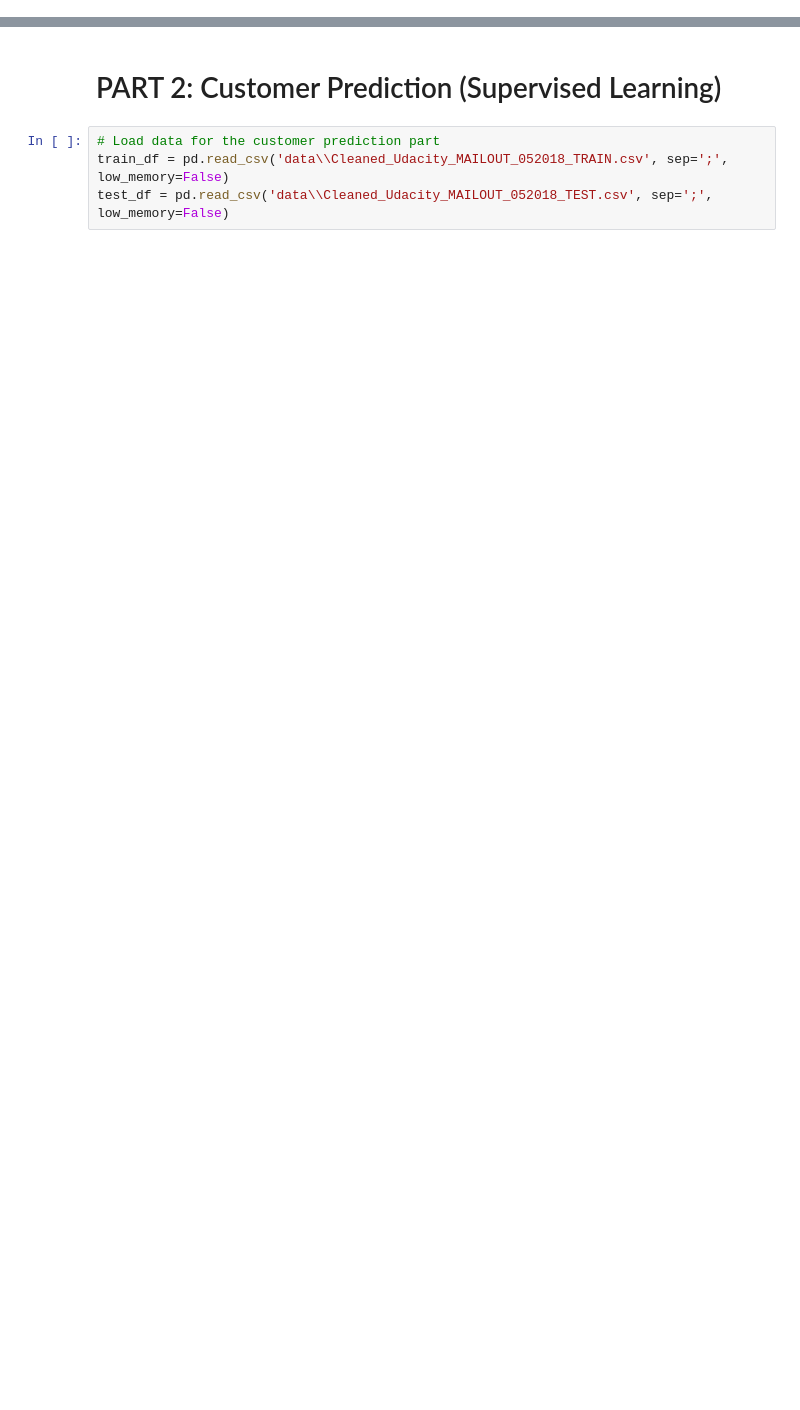
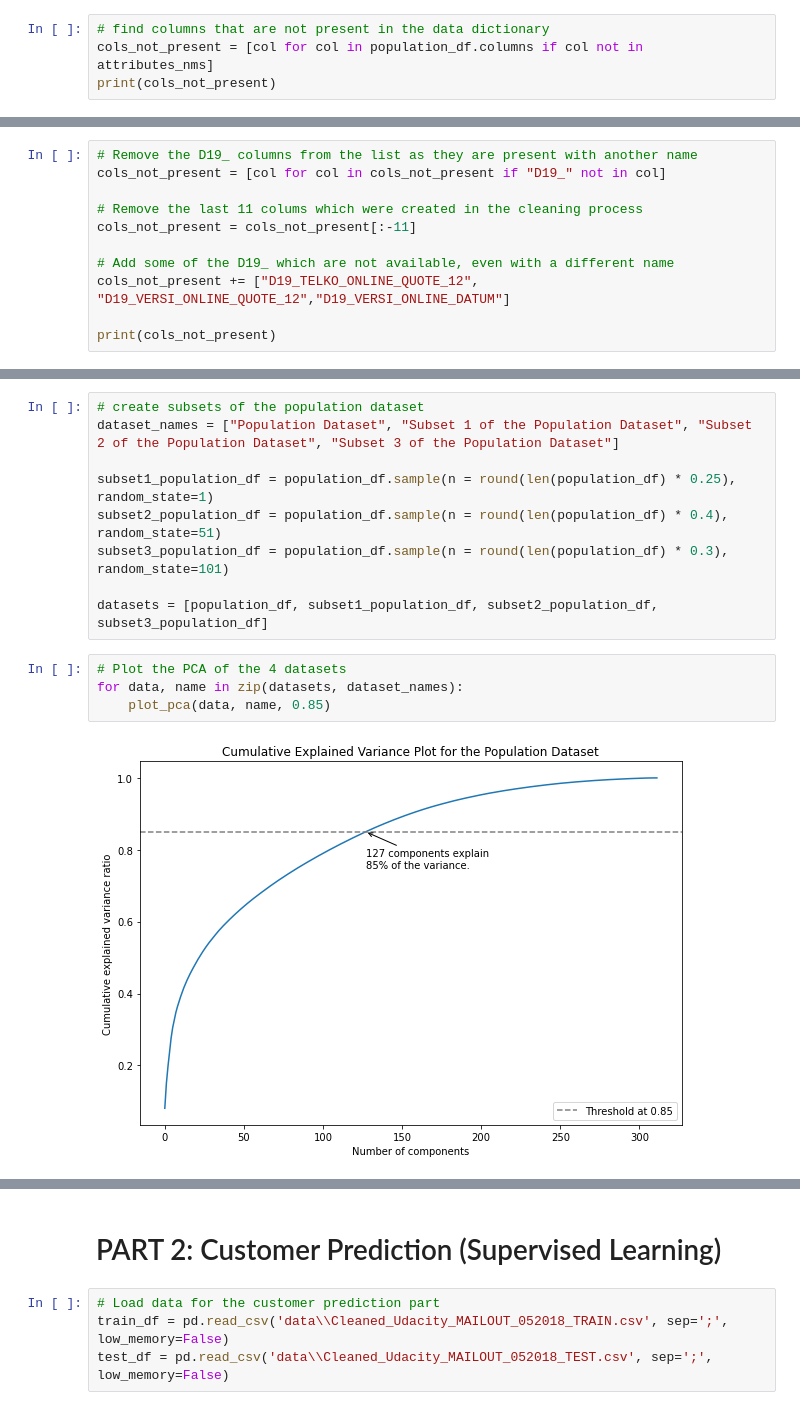
Before and after one commit to bruno-f7s/portfolio, a Jupyter notebook: arvarto-customer-segmentation/02-model-development.ipynb, the cells around one changed output, grey strips where cells are left out. Cells and saved outputs as stored; diff of their text form; blank space fills up the shorter version.

```diff
--- a/arvarto-customer-segmentation/02-model-development.ipynb
+++ b/arvarto-customer-segmentation/02-model-development.ipynb
@@ -31,0 +49,4 @@ population_df = pd.read_csv('data\\Cleaned_Udacity_AZDIAS_052018.csv', sep=';',
+# %%
+# find columns that are not present in the data dictionary
+cols_not_present = [col for col in population_df.columns if col not in attributes_nms]
+print(cols_not_present)
@@ -31,0 +55,11 @@ population_df = pd.read_csv('data\\Cleaned_Udacity_AZDIAS_052018.csv', sep=';',
+# %%
+# Remove the D19_ columns from the list as they are present with another name
+cols_not_present = [col for col in cols_not_present if "D19_" not in col]
+
+# Remove the last 11 colums which were created in the cleaning process
+cols_not_present = cols_not_present[:-11]
+
+# Add some of the D19_ which are not available, even with a different name
+cols_not_present += ["D19_TELKO_ONLINE_QUOTE_12", "D19_VERSI_ONLINE_QUOTE_12","D19_VERSI_ONLINE_DATUM"]
+
+print(cols_not_present)
@@ -31,0 +129,15 @@ population_df = pd.read_csv('data\\Cleaned_Udacity_AZDIAS_052018.csv', sep=';',
+# %%
+# create subsets of the population dataset
+dataset_names = ["Population Dataset", "Subset 1 of the Population Dataset", "Subset 2 of the Population Dataset", "Subset 3 of the Population Dataset"]
+
+subset1_population_df = population_df.sample(n = round(len(population_df) * 0.25), random_state=1)
+subset2_population_df = population_df.sample(n = round(len(population_df) * 0.4), random_state=51)
+subset3_population_df = population_df.sample(n = round(len(population_df) * 0.3), random_state=101)
+
+datasets = [population_df, subset1_population_df, subset2_population_df, subset3_population_df]
+# %%
+# Plot the PCA of the 4 datasets
+for data, name in zip(datasets, dataset_names):
+    plot_pca(data, name, 0.85)
+# %% [output]
+[figure, added]
```
Also changed, not shown: parts of 22 cells of this notebook.
